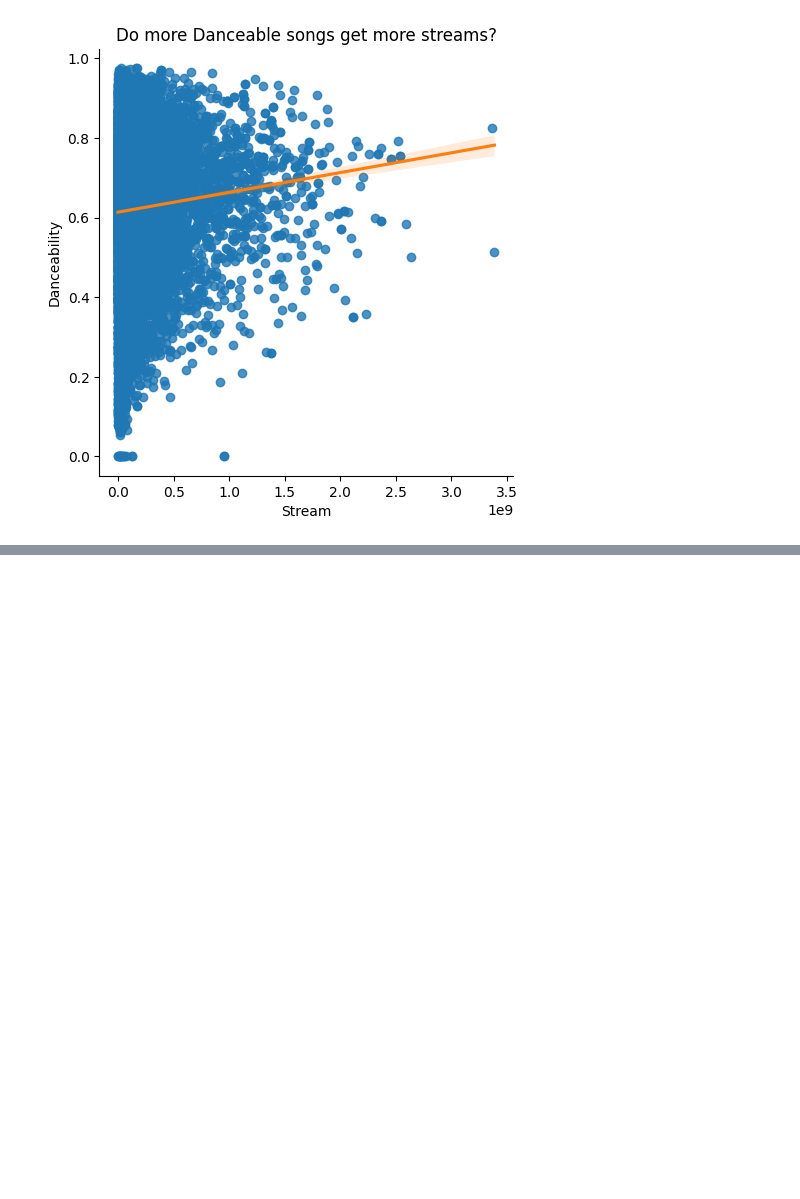
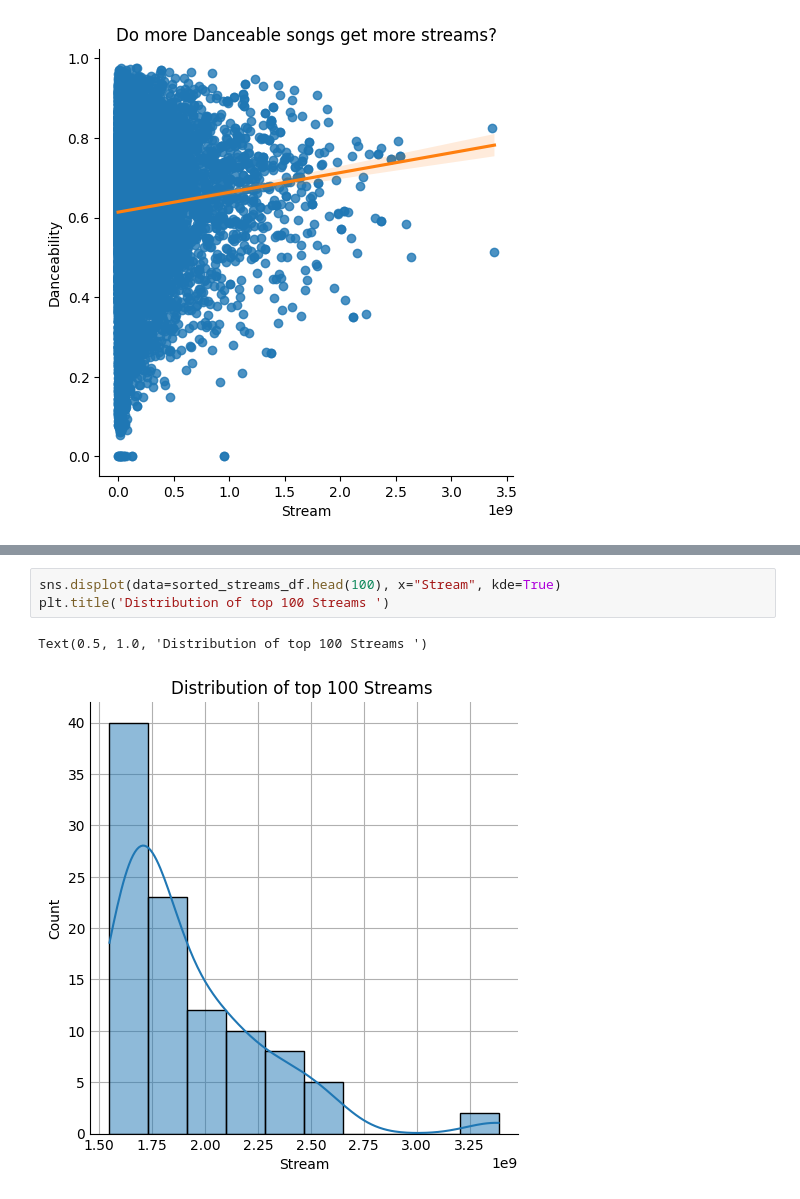
Before and after one commit to bearazure/DataViz, a Jupyter notebook: final-proj/IS445_Garza_Miranda_Individual.ipynb, the cells around one changed output, grey strips where cells are left out. Saved outputs shown, nothing was run; the diff lists cells and outputs as text; blank space fills up the shorter version.

```diff
--- a/final-proj/IS445_Garza_Miranda_Individual.ipynb
+++ b/final-proj/IS445_Garza_Miranda_Individual.ipynb
@@ -144 +144,7 @@ plt.xticks(rotation='vertical')
 [figure]
+# %%
+sns.displot(data=sorted_streams_df.head(100), x="Stream", kde=True)
+plt.title('Distribution of top 100 Streams ')
+# %% [output]
+Text(0.5, 1.0, 'Distribution of top 100 Streams ')
+[figure, added]
```
Also changed, not shown: parts of 2 cells of this notebook, 2 other files.
